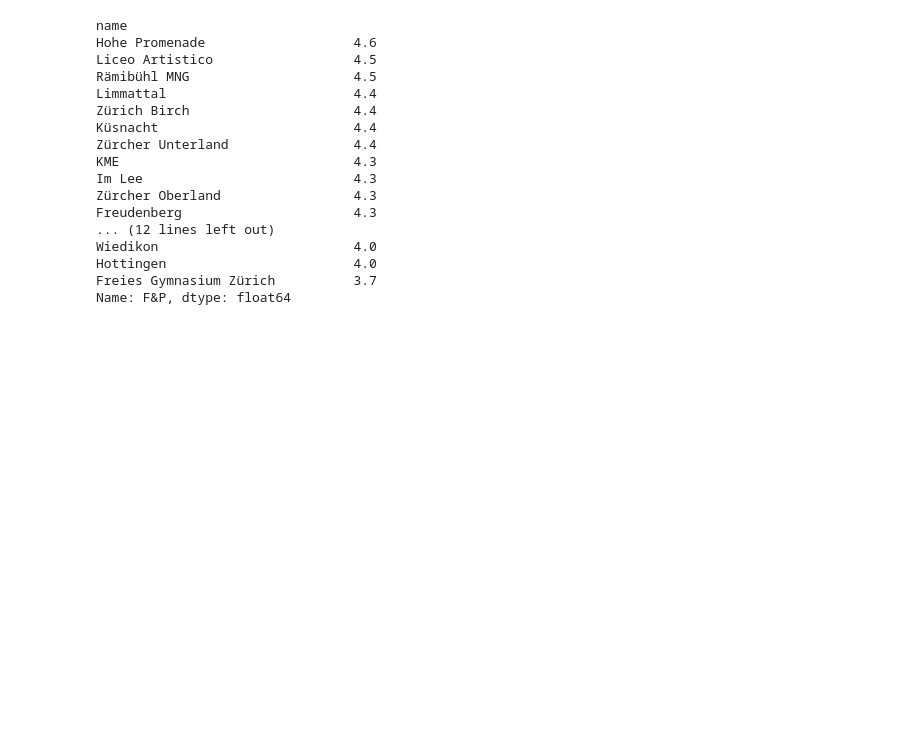
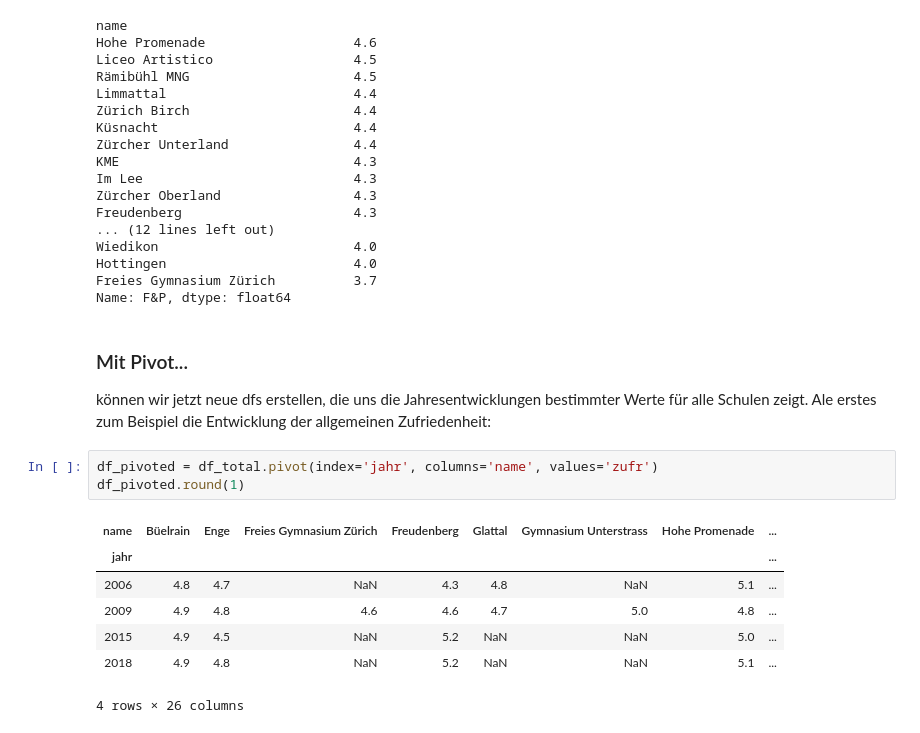
Before and after one commit to Supermarius/cas-ddj-hub, a Jupyter notebook: Projekt1_Ehemaligenbefragung/7_concat_final_explore.ipynb, the cells around one changed output. Cells and saved outputs as stored; diff of their text form; blank space fills up the shorter version.

Commit message:
Pivot bei Projekt 1 gemacht

```diff
--- a/Projekt1_Ehemaligenbefragung/7_concat_final_explore.ipynb
+++ b/Projekt1_Ehemaligenbefragung/7_concat_final_explore.ipynb
@@ -206,3 +206,18 @@ Wiedikon                         4.0
 Hottingen                        4.0
 Freies Gymnasium Zürich          3.7
 Name: F&P, dtype: float64
+# %% [markdown]
+### Mit Pivot...
+können wir jetzt neue dfs erstellen, die uns die Jahresentwicklungen bestimmter Werte für alle Schulen zeigt.
+Ale erstes zum Beispiel die Entwicklung der allgemeinen Zufriedenheit:
+# %%
+df_pivoted = df_total.pivot(index='jahr', columns='name', values='zufr')
+df_pivoted.round(1)
+# %% [output]
+| name | Büelrain | Enge | Freies Gymnasium Zürich | Freudenberg | Glattal | Gymnasium Unterstrass | Hohe Promenade | ... |
+| jahr |  |  |  |  |  |  |  | ... |
+| 2006 | 4.8 | 4.7 | NaN | 4.3 | 4.8 | NaN | 5.1 | ... |
+| 2009 | 4.9 | 4.8 | 4.6 | 4.6 | 4.7 | 5.0 | 4.8 | ... |
+| 2015 | 4.9 | 4.5 | NaN | 5.2 | NaN | NaN | 5.0 | ... |
+| 2018 | 4.9 | 4.8 | NaN | 5.2 | NaN | NaN | 5.1 | ... |
+4 rows × 26 columns
```
Also changed, not shown: parts of 9 cells of this notebook, 2 other files.
